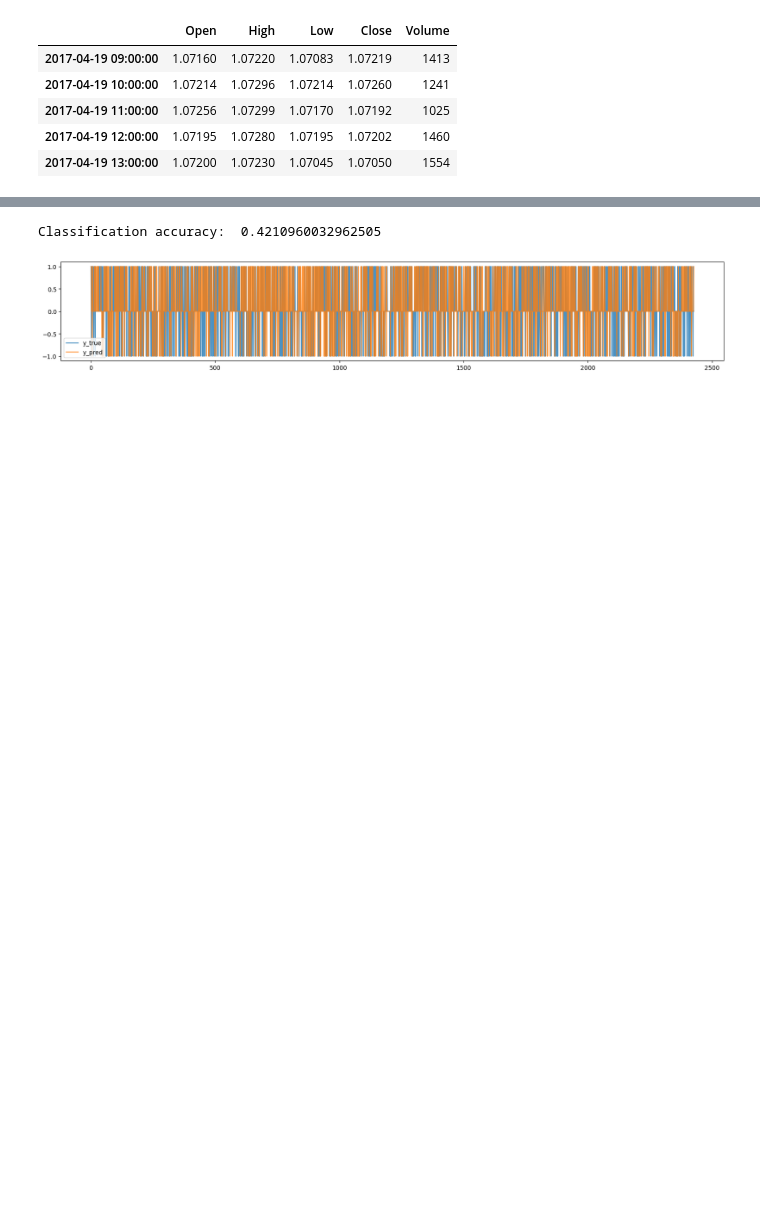
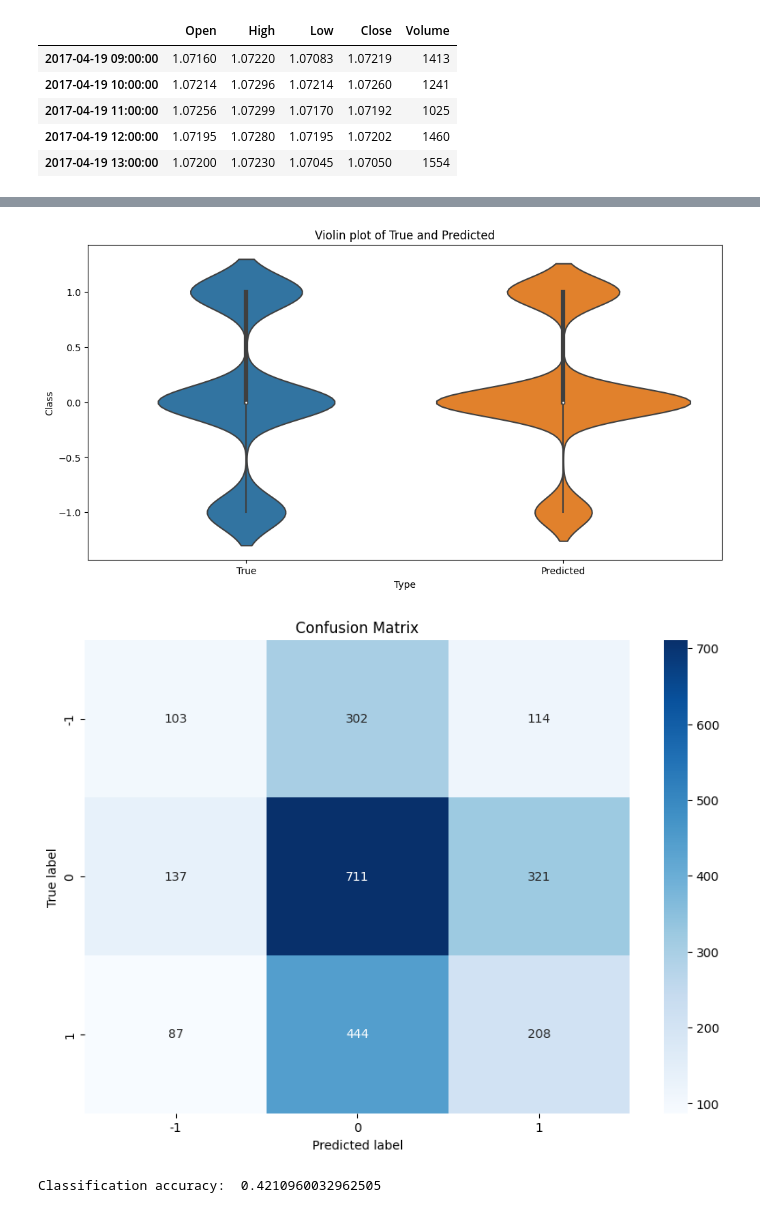
Before and after one commit to alexbabits/forex-backtesting-model, a Jupyter notebook: ForexBackTestingML.ipynb, the cells around one changed output, grey strips where cells are left out. Drawn from its saved outputs; the diff is of its cells as text; code cells hidden in the pictures; blank space fills up the shorter version.

Commit message:
strat adj, violin plot, confusion matrix

```diff
--- a/ForexBackTestingML.ipynb
+++ b/ForexBackTestingML.ipynb
@@ -126,22 +132,43 @@ def get_clean_Xy(df):
 # %%
 # Use a simple k-nearest neighbors (kNN) algorithm from sklearn.
 
 X, y = get_clean_Xy(data)
 X_train, X_test, y_train, y_test = train_test_split(X, y, test_size=.5, random_state=0)
 # kNN Model the output based on 7 nearest neighbors
 model_kNN = KNeighborsClassifier(7)
 # fits the model
 model_kNN.fit(X_train, y_train)
 # predicts with the model
 y_pred = model_kNN.predict(X_test)
-# plots the prediction vs true/test holdout data.
-pred_vs_true = pd.DataFrame({'y_true': y_test, 'y_pred': y_pred}).plot(figsize=(20, 3), alpha=.8)
-# Calculates mean of the boolean array. True where they match, false where they don't. ('y' is simplified to only being -1, 0, or 1 in the pre-processing)
+# Calculates mean of the boolean array. True where they match, false where they don't. ('y' is only -1, 0, or 1 in the pre-processing)
 classification_accuracy = np.mean(y_test == y_pred)
 print('Classification accuracy: ', classification_accuracy)
+
+# Violin Plot
+df = pd.DataFrame({'True': y_test, 'Predicted': y_pred})
+
+# All values in a single column and an additional column telling if it's a prediction or true value.
+df_melted = df.melt(value_vars=['True', 'Predicted'], var_name='Type', value_name='Class')
+
+plt.figure(figsize=(12, 6))
+sns.violinplot(x='Type', y='Class', data=df_melted)
+plt.title('Violin plot of True and Predicted')
+plt.show()
+
+# Confusion Matrix
+cm = confusion_matrix(y_test, y_pred)
+cm_df = pd.DataFrame(cm, index = [-1, 0, 1], columns = [-1, 0, 1])
+
+plt.figure(figsize = (10,7))
+sns.heatmap(cm_df, annot=True, cmap='Blues', fmt='g')
+plt.title('Confusion Matrix')
+plt.ylabel('True label')
+plt.xlabel('Predicted label')
+plt.show()
 # %% [output]
+[figure, new version]
+[figure, added]
 Classification accuracy:  0.4210960032962505
-[figure, old version]
 # %%
 # Integrate our ML model with backtesting.py. Buys whenever the forecast is positive (+1). Sells whenever the forecast is (-1).
 # (Forecast is where the price in 2 days is predicted to go up/down). Also sets reasonable sl and tp levels.
```
Also changed, not shown: parts of 5 cells of this notebook, 3 other files.
